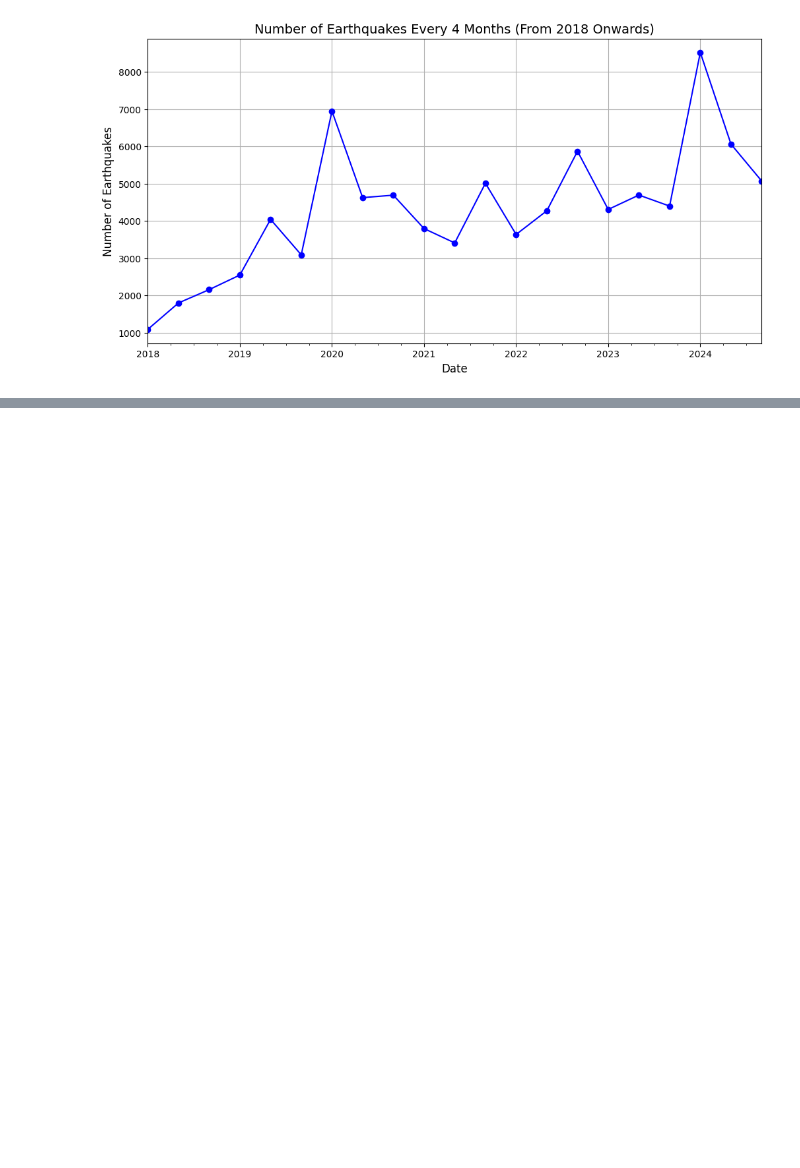
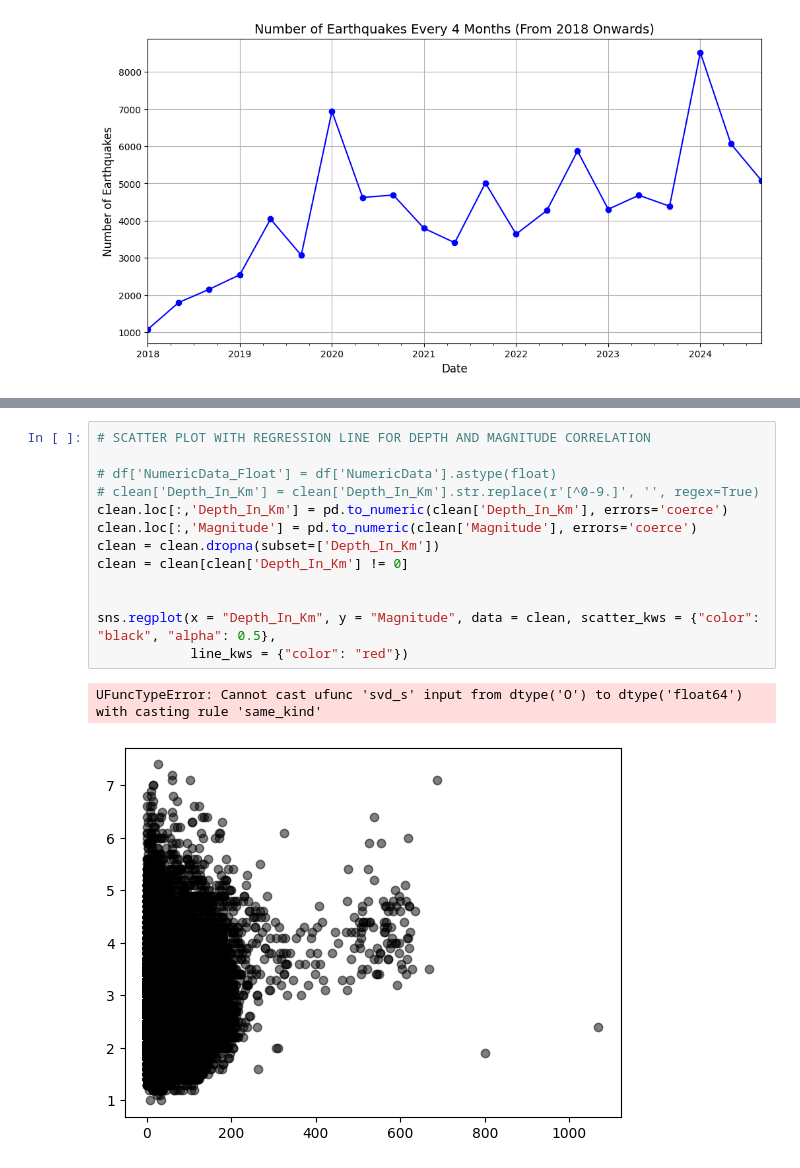
Before and after one commit to rei-naissance/Data-Exploration, a Jupyter notebook: EarthquakesDataSet_DataAnalysis.ipynb, the cells around one changed output, grey strips where cells are left out. Saved outputs shown, nothing was run; the diff lists cells and outputs as text; blank space fills up the shorter version.

```diff
--- a/EarthquakesDataSet_DataAnalysis.ipynb
+++ b/EarthquakesDataSet_DataAnalysis.ipynb
@@ -148,0 +262,16 @@ Freq: 4ME, dtype: int64
+# %%
+# SCATTER PLOT WITH REGRESSION LINE FOR DEPTH AND MAGNITUDE CORRELATION
+
+# df['NumericData_Float'] = df['NumericData'].astype(float)
+# clean['Depth_In_Km'] = clean['Depth_In_Km'].str.replace(r'[^0-9.]', '', regex=True)
+clean.loc[:,'Depth_In_Km'] = pd.to_numeric(clean['Depth_In_Km'], errors='coerce')
+clean.loc[:,'Magnitude'] = pd.to_numeric(clean['Magnitude'], errors='coerce')
+clean = clean.dropna(subset=['Depth_In_Km'])
+clean = clean[clean['Depth_In_Km'] != 0]
+
+
+sns.regplot(x = "Depth_In_Km", y = "Magnitude", data = clean, scatter_kws = {"color": "black", "alpha": 0.5},
+            line_kws = {"color": "red"})
+# %% [output]
+UFuncTypeError: Cannot cast ufunc 'svd_s' input from dtype('O') to dtype('float64') with casting rule 'same_kind'
+[figure, added]
```
Also changed, not shown: parts of 17 cells of this notebook.
